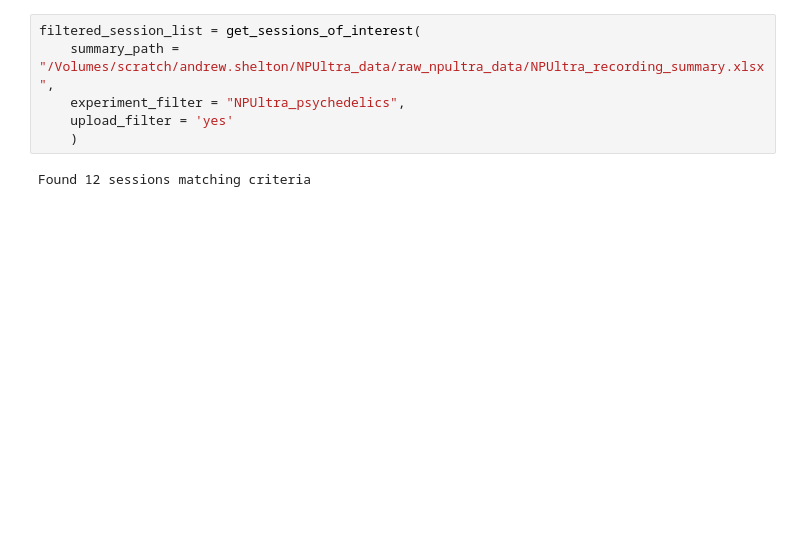
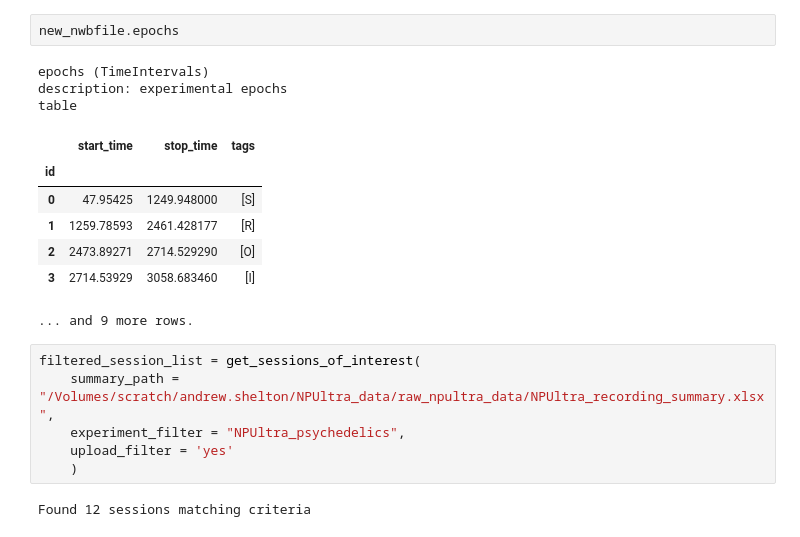
Before and after one commit to leesuyee/np-ultra-nwb-updates, a Jupyter notebook: nwb_modification_run.ipynb, the cells around one changed output. Cells and saved outputs as stored; diff of their text form; blank space fills up the shorter version.

```diff
--- a/nwb_modification_run.ipynb
+++ b/nwb_modification_run.ipynb
@@ -537,3 +600,16 @@ tags = [str(row['stim_name'])]
+# %%
+new_nwbfile.epochs
+# %% [output]
+epochs (TimeIntervals)
+description: experimental epochs
+table
+|  | start_time | stop_time | tags |
+| id |  |  |  |
+| 0 | 47.95425 | 1249.948000 | [S] |
+| 1 | 1259.78593 | 2461.428177 | [R] |
+| 2 | 2473.89271 | 2714.529290 | [O] |
+| 3 | 2714.53929 | 3058.683460 | [I] |
+... and 9 more rows.
 # %%
 filtered_session_list = get_sessions_of_interest(
     summary_path = "/Volumes/scratch/andrew.shelton/NPUltra_data/raw_npultra_data/NPUltra_recording_summary.xlsx",
```
Also changed, not shown: parts of 9 cells of this notebook, 1 other file.
